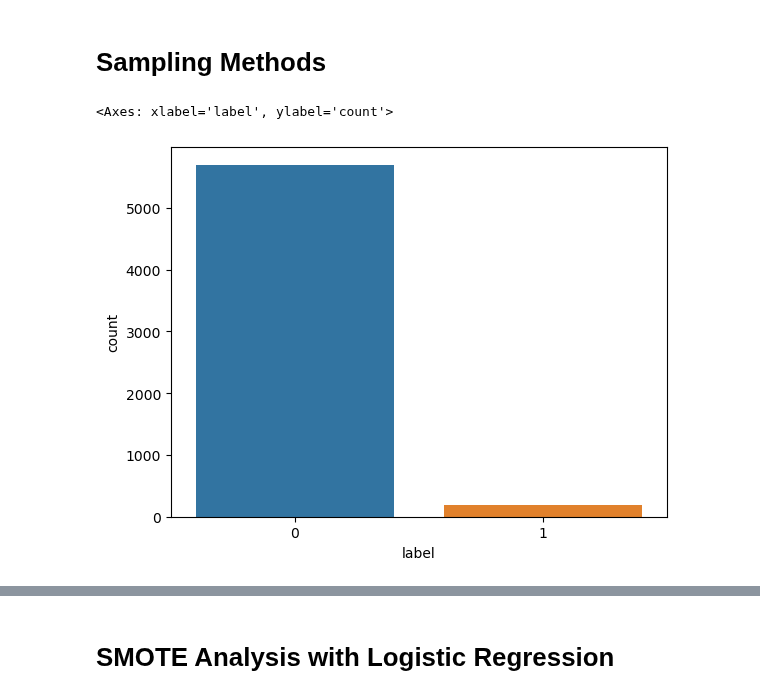
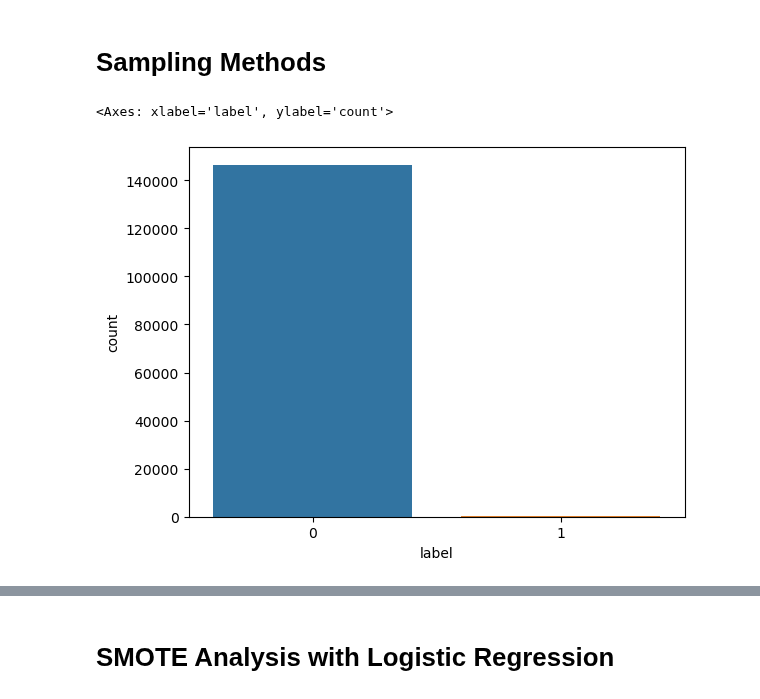
Before and after one commit to kenclements/praxis, a Jupyter notebook: cert-preprocess.ipynb, the cells around one changed output, grey strips where cells are left out. Drawn from its saved outputs; the diff is of its cells as text; code cells hidden in the pictures.

```diff
--- a/cert-preprocess.ipynb
+++ b/cert-preprocess.ipynb
@@ -316,8 +287,8 @@ joined2_df = pd.merge(joined_df, dept_events_df, on='department', how='left')
 # %%
-joined2_df['login_delta'] = (joined2_df['login_count'] - joined2_df['login_mean'])
-joined2_df['logout_delta'] = (joined2_df['logout_count'] - joined2_df['logout_mean'])
-joined2_df['email_delta'] = (joined2_df['email_count'] - joined2_df['email_mean'])
-joined2_df['file_delta'] = (joined2_df['file_count'] - joined2_df['file_mean'])
-joined2_df['http_delta'] = (joined2_df['http_count'] - joined2_df['http_mean'])
-joined2_df['start_delta'] = (joined2_df['start_secs'] - joined2_df['start_mean'])
-joined2_df['end_delta'] = (joined2_df['end_secs'] - joined2_df['end_mean'])
+last_joined_df['login_delta'] = (last_joined_df['login_count'] - last_joined_df['login_mean'])
+last_joined_df['logout_delta'] = (last_joined_df['logout_count'] - last_joined_df['logout_mean'])
+last_joined_df['email_delta'] = (last_joined_df['email_count'] - last_joined_df['email_mean'])
+last_joined_df['file_delta'] = (last_joined_df['file_count'] - last_joined_df['file_mean'])
+last_joined_df['http_delta'] = (last_joined_df['http_count'] - last_joined_df['http_mean'])
+last_joined_df['start_delta'] = (last_joined_df['start_secs'] - last_joined_df['start_mean'])
+last_joined_df['end_delta'] = (last_joined_df['end_secs'] - last_joined_df['end_mean'])
@@ -339,0 +295,8 @@ joined2_df
+# %%
+last_joined_df['ind_login_delta'] = (last_joined_df['login_count'] - last_joined_df['lastlogincount'])
+last_joined_df['ind_logout_delta'] = (last_joined_df['logout_count'] - last_joined_df['lastlogoutcount'])
+last_joined_df['ind_email_delta'] = (last_joined_df['email_count'] - last_joined_df['lastemailcount'])
+last_joined_df['ind_file_delta'] = (last_joined_df['login_count'] - last_joined_df['lastfilecount'])
+last_joined_df['ind_http_delta'] = (last_joined_df['login_count'] - last_joined_df['lasthttpcount'])
+last_joined_df['ind_start_secs_delta'] = (last_joined_df['start_secs'] - last_joined_df['laststartsecs'])
+last_joined_df['ind_end_secs_delta'] = (last_joined_df['end_secs'] - last_joined_df['lastendsecs'])
@@ -339,0 +305,7 @@ joined2_df
+# %%
+users = last_joined_df['username']
+users = users.unique()
+# %%
+for u in users:
+    userIndex = last_joined_df[(last_joined_df['username'] == u)].first_valid_index()
+    last_joined_df.drop(userIndex , inplace=True)
@@ -340,7 +316,7 @@ joined2_df
 # %% [markdown]
 # Sampling Methods
 # %%
-sb.countplot(data=final, x='label')
+sb.countplot(data=last_joined_df, x='label')
 # %% [output]
 <Axes: xlabel='label', ylabel='count'>
-[figure, old version]
+[figure, new version]
```
Also changed, not shown: parts of 60 cells of this notebook.
